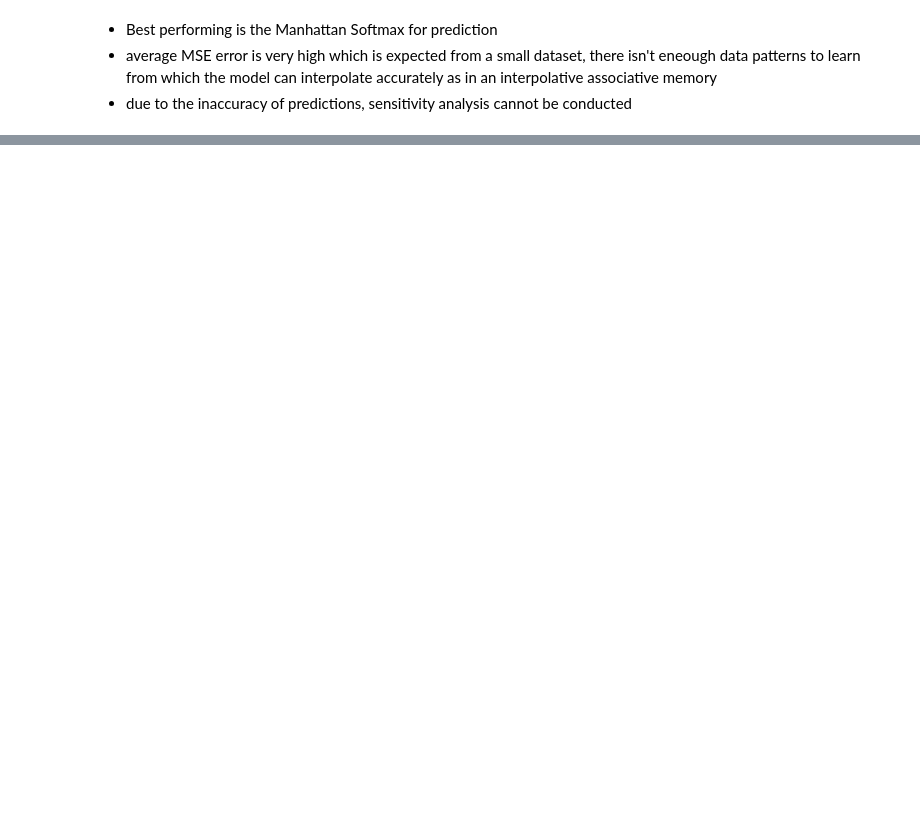
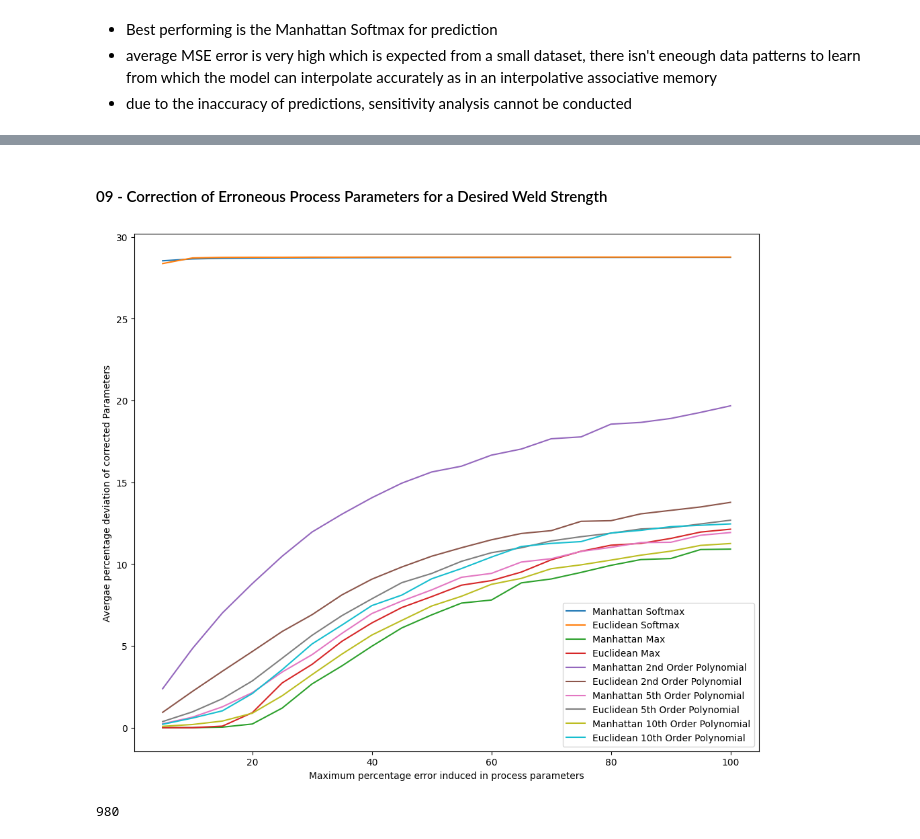
Before and after one commit to Efezino-E/Autoassociative-Memory-Models, a Jupyter notebook: Application of UHN Models/Pulsed Current Gas Tungsten Arc Welding/PCGTAW Application.ipynb, the cells around one changed output, grey strips where cells are left out. Cells and saved outputs as stored; diff of their text form; code cells hidden in the pictures; blank space fills up the shorter version.

```diff
--- a/Application of UHN Models/Pulsed Current Gas Tungsten Arc Welding/PCGTAW Application.ipynb
+++ b/Application of UHN Models/Pulsed Current Gas Tungsten Arc Welding/PCGTAW Application.ipynb
@@ -375,0 +427,75 @@ plt.show()
+# %% [markdown]
+#### 09 - Correction of Erroneous Process Parameters for a Desired Weld Strength
+# %%
+similarity_functions = [UHN.manhattan, UHN.euclidean]
+separator_functions = [UHN.softmax, UHN.max, UHN.polynomial_2, UHN.polynomial_5, UHN.polynomial_10]
+
+# Generate the list of deviations
+deviations = np.linspace(5, 100, 20)
+
+# Create query data
+actual_data = data_clean[data_clean["UTS (Mpa)"] != 0].to_numpy()
+
+# Create a function to deviate all process parameters by a maximum deviation percentage
+# while keeping the desired strength the same
+def deviate (actual, dev):
+    query = []
+    for i in range(len(actual) - 1):
+        query.append(actual[i] * (1 + (np.random.randint(-1 * dev, dev + 1) / 100)))
+    query.append(actual[-1])
+    return query
+
+# define function to measure the average percentage deviation of each parameter of a vector from it's original
+def no_nan_mean(list):
+    ssum = 0
+    for val in list:
+        if not ((np.isnan(val)) or (np.isinf(val))):
+            ssum += val
+        else: print("saw nana")
+    return ssum/len(list)
+
+def deviation(actual, predicted):
+    for i in range(len(actual)):
+        if abs(round(actual[i] - predicted[i], 4)) != 0:
+            diff = abs(actual - predicted)
+            relative_diff = diff / actual
+            return no_nan_mean(relative_diff) * 100
+        else:
+            continue
+    return 0
+
+model_performance = {}
+plt.figure(figsize = (12, 10))
+
+trials = 100
+
+for separator in separator_functions:
+    for similarity in similarity_functions:
+        model = UHN.UHNModel(similarity = similarity, separator = separator, projection = UHN.weighted_sum)
+        model.fit(actual_data)
+        key = similarity().name + " " + separator().name
+        model_performance[key] = []
+        for dev in deviations:
+            percentage_deviations = []
+            for tial in range(trials):
+                for actual in actual_data:
+                    query = actual.copy()
+                    query = deviate(query, dev)
+                    correction = model.query(np.array(query))
+                    ans = deviation(actual, correction)
+                    percentage_deviations.append(ans)
+            model_performance[key].append(no_nan_mean(percentage_deviations))
+
+        plt.plot(deviations, model_performance[key], label = key)
+
+plt.legend()
+plt.xlabel("Maximum percentage error induced in process parameters")
+plt.ylabel("Avergae percentage deviation of corrected Parameters")
+plt.show()
+# %% [output]
+[figure, added]
+# %%
+a  = model_performance[key]
+print(len(a))
+# %% [output]
+980
```
Also changed, not shown: parts of 10 cells of this notebook.
